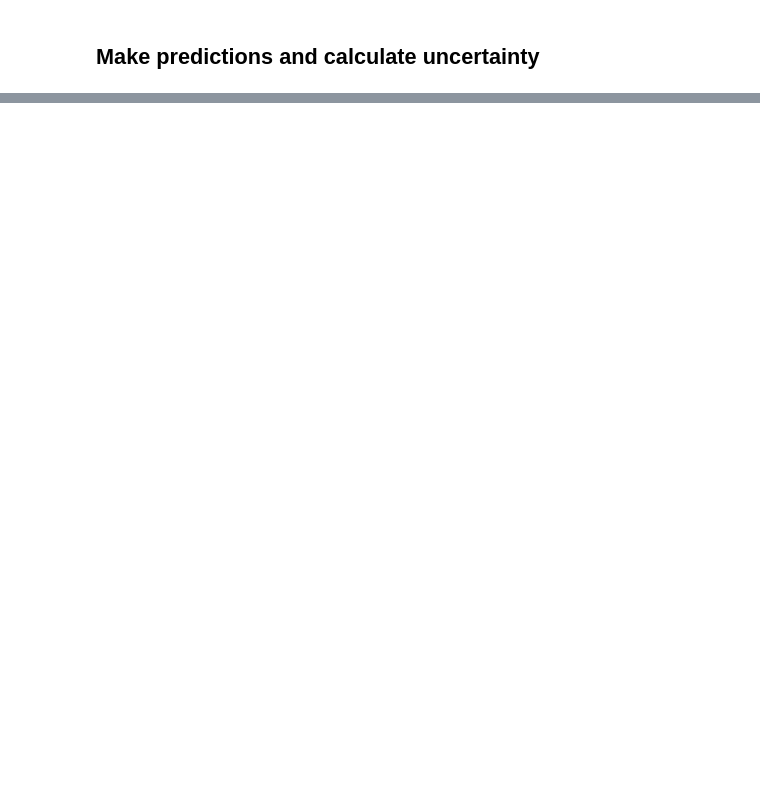
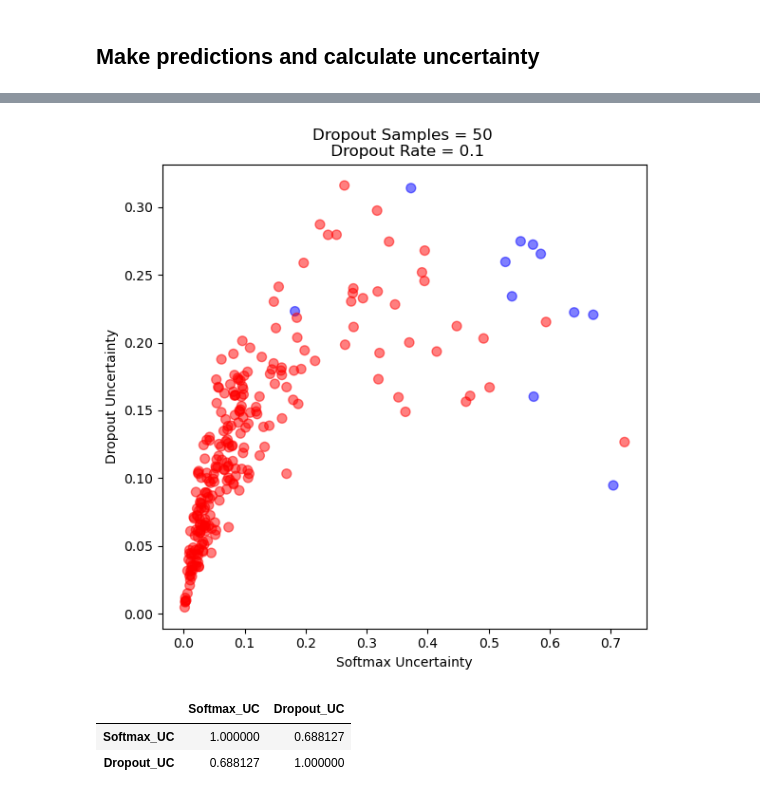
Before and after one commit to ThoAus/learn-ligthning, a Jupyter notebook: 01_MNIST/05_MNIST_MC_Dropout_UC.ipynb, the cells around one changed output, grey strips where cells are left out. Drawn from its saved outputs; the diff is of its cells as text; code cells hidden in the pictures; blank space fills up the shorter version.

```diff
--- a/01_MNIST/05_MNIST_MC_Dropout_UC.ipynb
+++ b/01_MNIST/05_MNIST_MC_Dropout_UC.ipynb
@@ -29,10 +29,10 @@ import pandas as pd
 INPUT_SIZE = 784
 NUM_CLASSES = 10
 LEARNING_RATE = 0.001
-DROPOUT_RATE = 0.2
-MC_DROPOUT_SAMPLES = 25
+DROPOUT_RATE = 0.1
+MC_DROPOUT_SAMPLES = 50
 BATCH_SIZE = 256
-NUM_EPOCHS = 5
+NUM_EPOCHS = 10
 
 # Dataset
 DATA_DIR = "dataset/"
@@ -76,9 +76,6 @@ class MnistDataModule(L.LightningDataModule):
             transform=transforms.ToTensor(),
             download=False,
         )
-        # Create a small dataset for prediction
-        # which is a subset of the test dataset containing only 100 samples
-        _, self.pred_ds = random_split(self.test_ds, [9900, 100])
 
     def train_dataloader(self):
         return DataLoader(
@@ -109,8 +106,8 @@ class MnistDataModule(L.LightningDataModule):
 
     def predict_dataloader(self):
         return DataLoader(
-            self.pred_ds,
-            batch_size=100,                 # set the batch size to 100 for prediction in one go
+            self.test_ds,                   # Use the entire test dataset for prediction
+            batch_size=self.batch_size,
             num_workers=self.num_workers,
             shuffle=False,
             persistent_workers=True,        # Considered to speed up the dataloader worker initialization
@@ -317,6 +335,7 @@ std_max = predictions.std(dim=0)[torch.arange(predictions.size(1)), idx_max]
 # %%
 # Create a dataframe with the results
 df = pd.DataFrame({"Prediction": idx_max.numpy(),
+                   "Target":dm.test_ds.targets[0:BATCH_SIZE].numpy(),
                    "Softmax_UC": 1 - softmax_max.numpy(),
                    "Dropout_UC": std_max.numpy(),
                    })
@@ -325,8 +351,19 @@ df.head()
 # %%
 # Plot the Softmax_UC against the Dropout_UC
 plt.figure(figsize=(6, 6))
-plt.scatter(df["Softmax_UC"], df["Dropout_UC"], c=df["Prediction"], cmap="tab10")
+plt.scatter(df["Softmax_UC"],
+            df["Dropout_UC"],
+            c=df["Prediction"] == df["Target"],
+            cmap="bwr",
+            alpha=0.5,
+            s=50)
+
 plt.xlabel("Softmax Uncertainty")
 plt.ylabel("Dropout Uncertainty")
-plt.colorbar()
-plt.show()
+plt.title(f"Dropout Samples = {MC_DROPOUT_SAMPLES} \n Dropout Rate = {DROPOUT_RATE}")
+
+# Save the plot
+plt.tight_layout()
+plt.savefig(f"plots/Samples_{MC_DROPOUT_SAMPLES}_Rate_{DROPOUT_RATE}.png")
+# %% [output]
+[figure, added]
@@ -360,0 +370,7 @@ pred[0]
+# %%
+# Check the correlation between the Softmax_UC and the Dropout_UC
+df[["Softmax_UC", "Dropout_UC"]].corr()
+# %% [output]
+|  | Softmax_UC | Dropout_UC |
+| Softmax_UC | 1.000000 | 0.688127 |
+| Dropout_UC | 0.688127 | 1.000000 |
```
Also changed, not shown: parts of 15 cells of this notebook, 1 other file.
